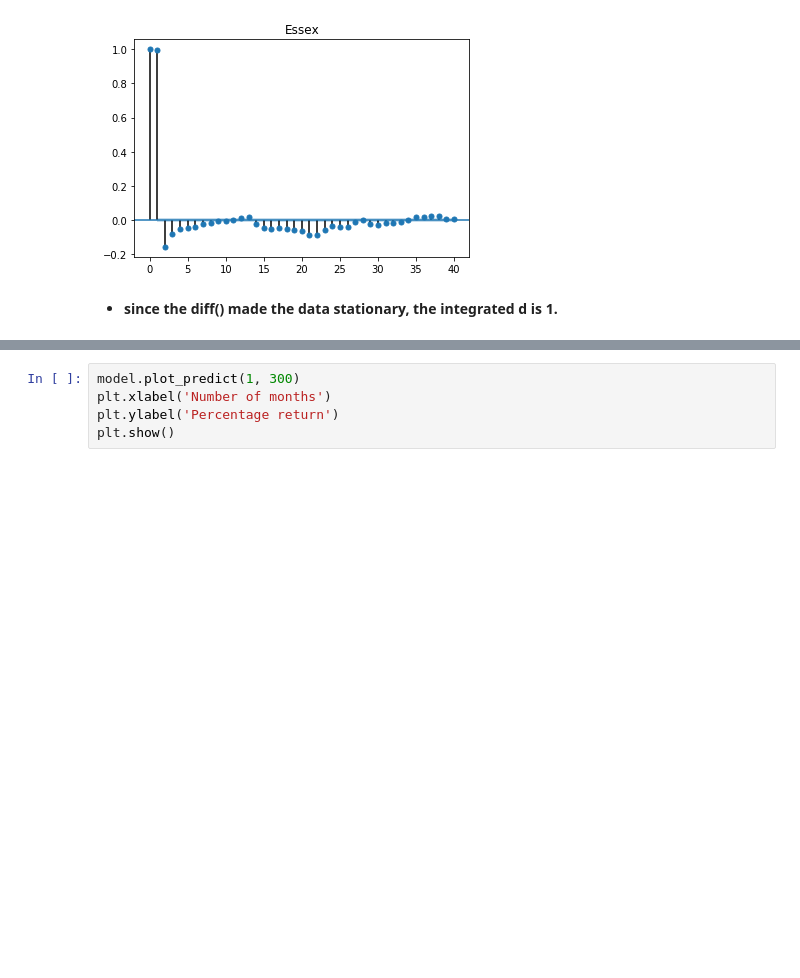
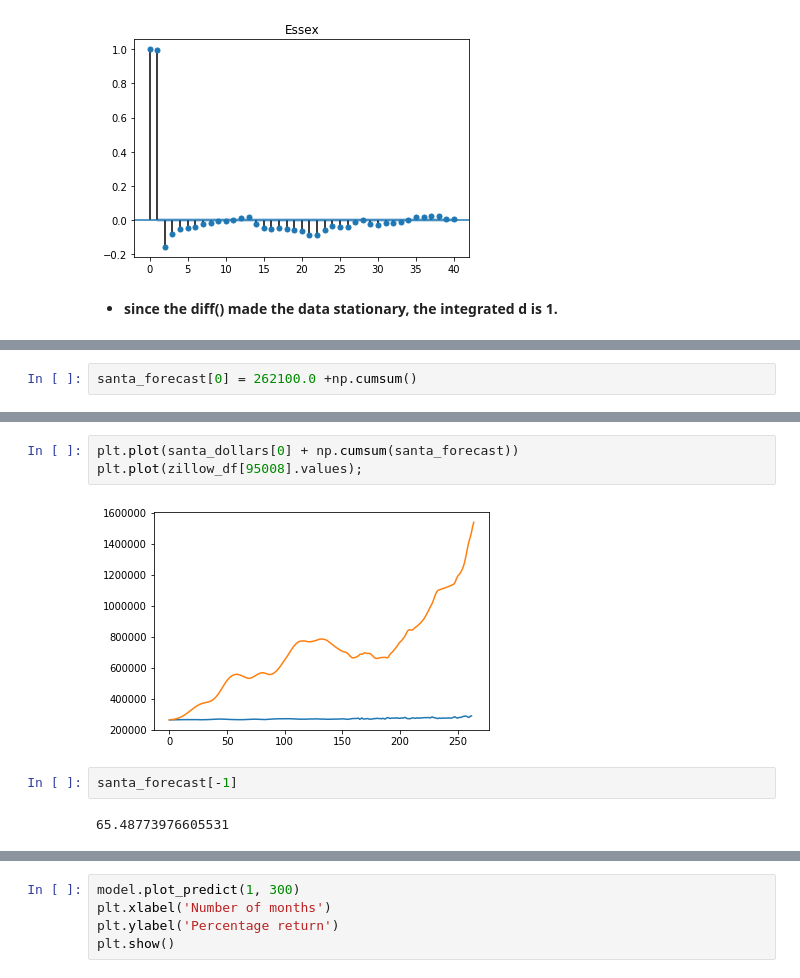
Before and after one commit to AaronWChen/time_series_zillow, a Jupyter notebook: python/model_building.ipynb, the cells around one changed output, grey strips where cells are left out. Cells and saved outputs as stored; diff of their text form; blank space fills up the shorter version.

```diff
--- a/python/model_building.ipynb
+++ b/python/model_building.ipynb
@@ -203,0 +194,2 @@ bic_list
+# %%
+santa_forecast[0] = 262100.0 +np.cumsum()
@@ -203,0 +213,9 @@ bic_list
+# %%
+plt.plot(santa_dollars[0] + np.cumsum(santa_forecast))
+plt.plot(zillow_df[95008].values);
+# %% [output]
+[figure, added]
+# %%
+santa_forecast[-1]
+# %% [output]
+65.48773976605531
```
Also changed, not shown: parts of 29 cells of this notebook, 1 other file.
